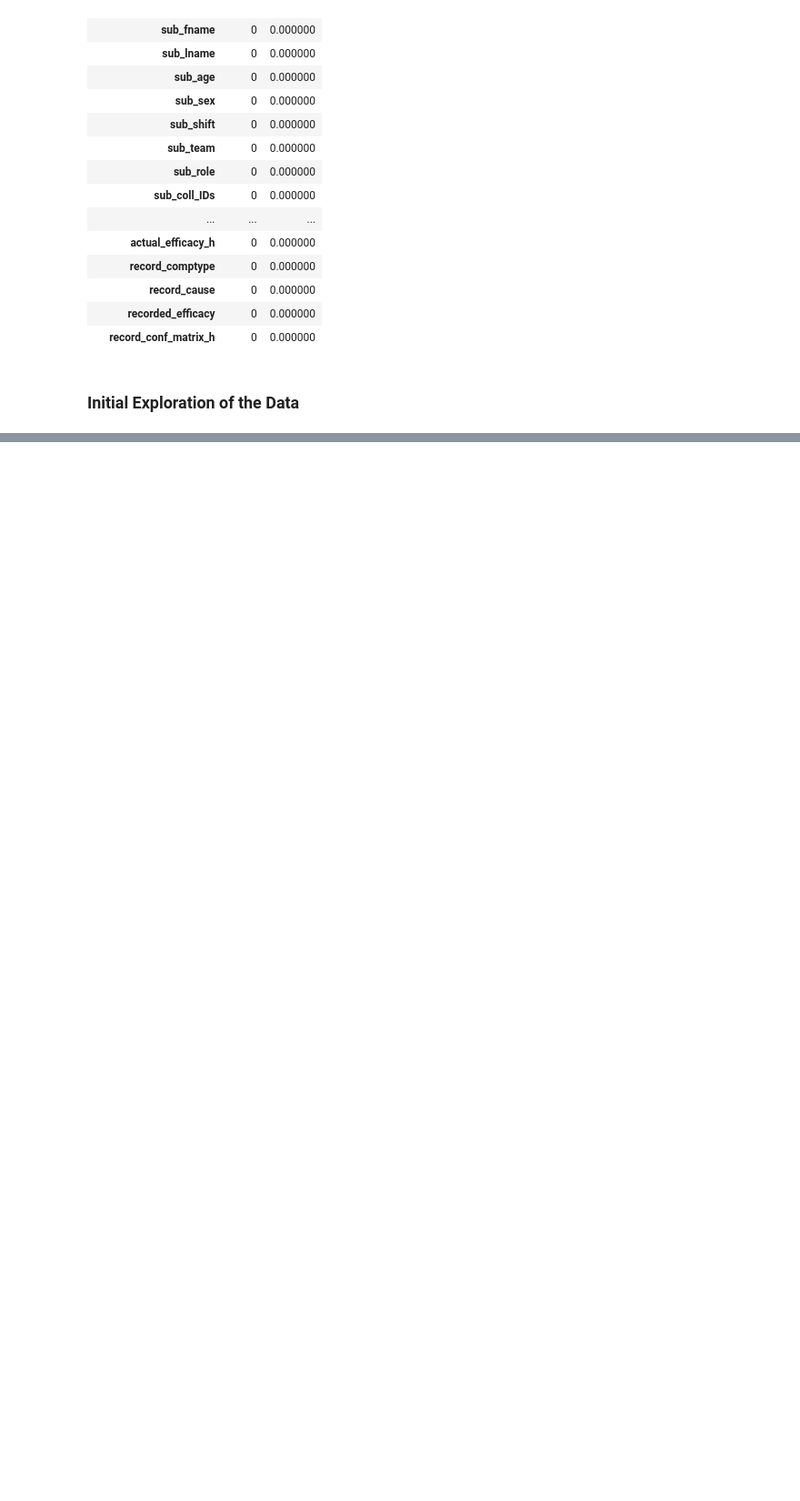
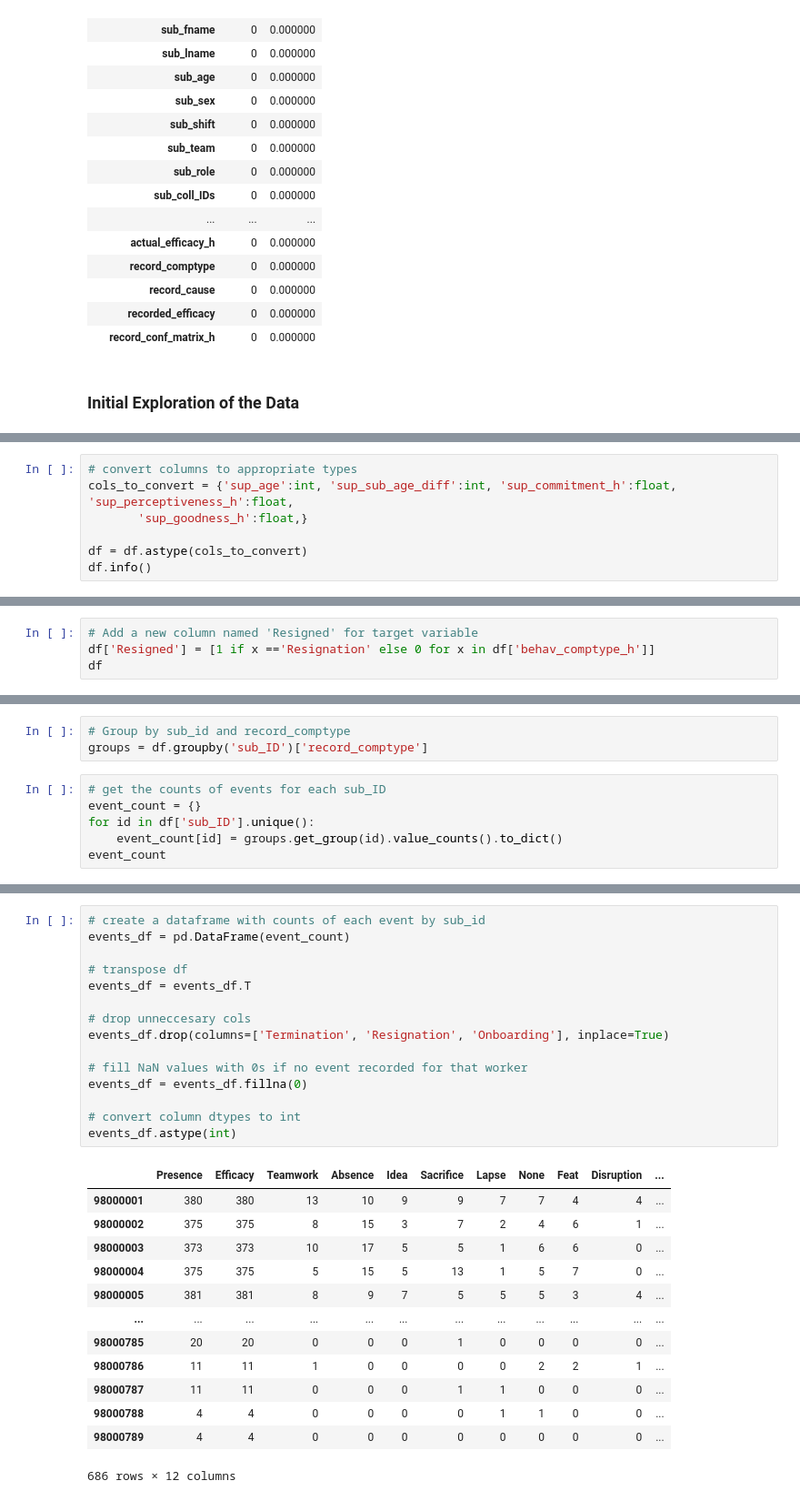
Before and after one commit to kyleanthonyr/Predicting-Employee-Attrition, a Jupyter notebook: notebooks/01-kar-data-wrangling.ipynb, the cells around one changed output, grey strips where cells are left out. Shown: that part at 91% size. Cells and saved outputs as stored; diff of their text form; blank space fills up the shorter version.

Commit message:
feat: create target variable and some feature engineering

```diff
--- a/notebooks/01-kar-data-wrangling.ipynb
+++ b/notebooks/01-kar-data-wrangling.ipynb
@@ -186,0 +156,7 @@ termination_reason_and_count.plot(kind="bar", title="Reasons for Termination by
+# %%
+# convert columns to appropriate types
+cols_to_convert = {'sup_age':int, 'sup_sub_age_diff':int, 'sup_commitment_h':float, 'sup_perceptiveness_h':float,
+       'sup_goodness_h':float,}
+
+df = df.astype(cols_to_convert)
+df.info()
@@ -186,0 +183,4 @@ termination_reason_and_count.plot(kind="bar", title="Reasons for Termination by
+# %%
+# Add a new column named 'Resigned' for target variable
+df['Resigned'] = [1 if x =='Resignation' else 0 for x in df['behav_comptype_h']]
+df
@@ -186,0 +223,9 @@ termination_reason_and_count.plot(kind="bar", title="Reasons for Termination by
+# %%
+# Group by sub_id and record_comptype
+groups = df.groupby('sub_ID')['record_comptype']
+# %%
+# get the counts of events for each sub_ID
+event_count = {}
+for id in df['sub_ID'].unique():
+    event_count[id] = groups.get_group(id).value_counts().to_dict()
+event_count
@@ -186,0 +250,29 @@ termination_reason_and_count.plot(kind="bar", title="Reasons for Termination by
+# %%
+# create a dataframe with counts of each event by sub_id
+events_df = pd.DataFrame(event_count)
+
+# transpose df
+events_df = events_df.T
+
+# drop unneccesary cols
+events_df.drop(columns=['Termination', 'Resignation', 'Onboarding'], inplace=True)
+
+# fill NaN values with 0s if no event recorded for that worker
+events_df = events_df.fillna(0)
+
+# convert column dtypes to int
+events_df.astype(int)
+# %% [output]
+|  | Presence | Efficacy | Teamwork | Absence | Idea | Sacrifice | Lapse | None | Feat | Disruption | ... |
+| 98000001 | 380 | 380 | 13 | 10 | 9 | 9 | 7 | 7 | 4 | 4 | ... |
+| 98000002 | 375 | 375 | 8 | 15 | 3 | 7 | 2 | 4 | 6 | 1 | ... |
+| 98000003 | 373 | 373 | 10 | 17 | 5 | 5 | 1 | 6 | 6 | 0 | ... |
+| 98000004 | 375 | 375 | 5 | 15 | 5 | 13 | 1 | 5 | 7 | 0 | ... |
+| 98000005 | 381 | 381 | 8 | 9 | 7 | 5 | 5 | 5 | 3 | 4 | ... |
+| ... | ... | ... | ... | ... | ... | ... | ... | ... | ... | ... | ... |
+| 98000785 | 20 | 20 | 0 | 0 | 0 | 1 | 0 | 0 | 0 | 0 | ... |
+| 98000786 | 11 | 11 | 1 | 0 | 0 | 0 | 0 | 2 | 2 | 1 | ... |
+| 98000787 | 11 | 11 | 0 | 0 | 0 | 1 | 1 | 0 | 0 | 0 | ... |
+| 98000788 | 4 | 4 | 0 | 0 | 0 | 0 | 1 | 1 | 0 | 0 | ... |
+| 98000789 | 4 | 4 | 0 | 0 | 0 | 0 | 0 | 0 | 0 | 0 | ... |
+686 rows × 12 columns
```
Also changed, not shown: parts of 40 cells of this notebook, 1 other file.
